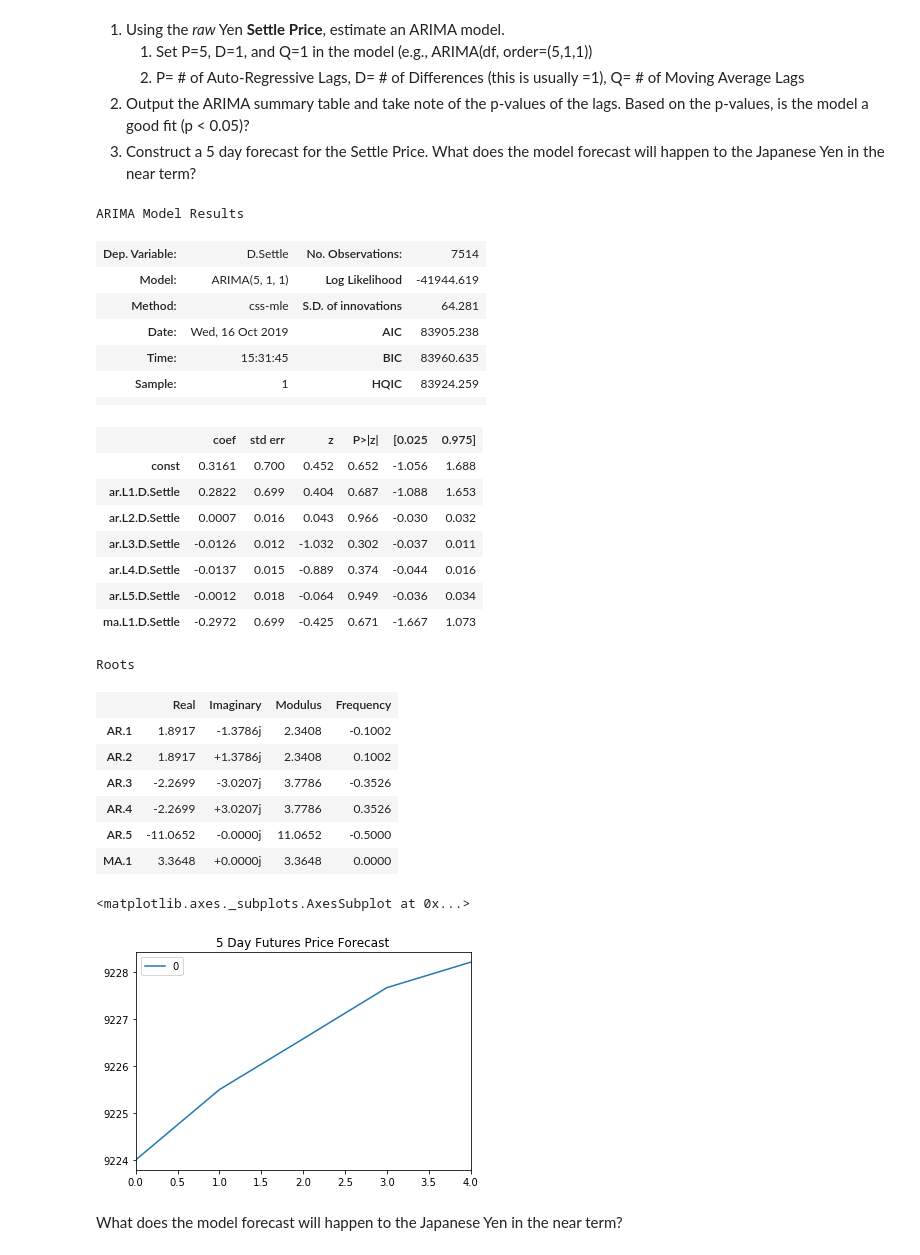
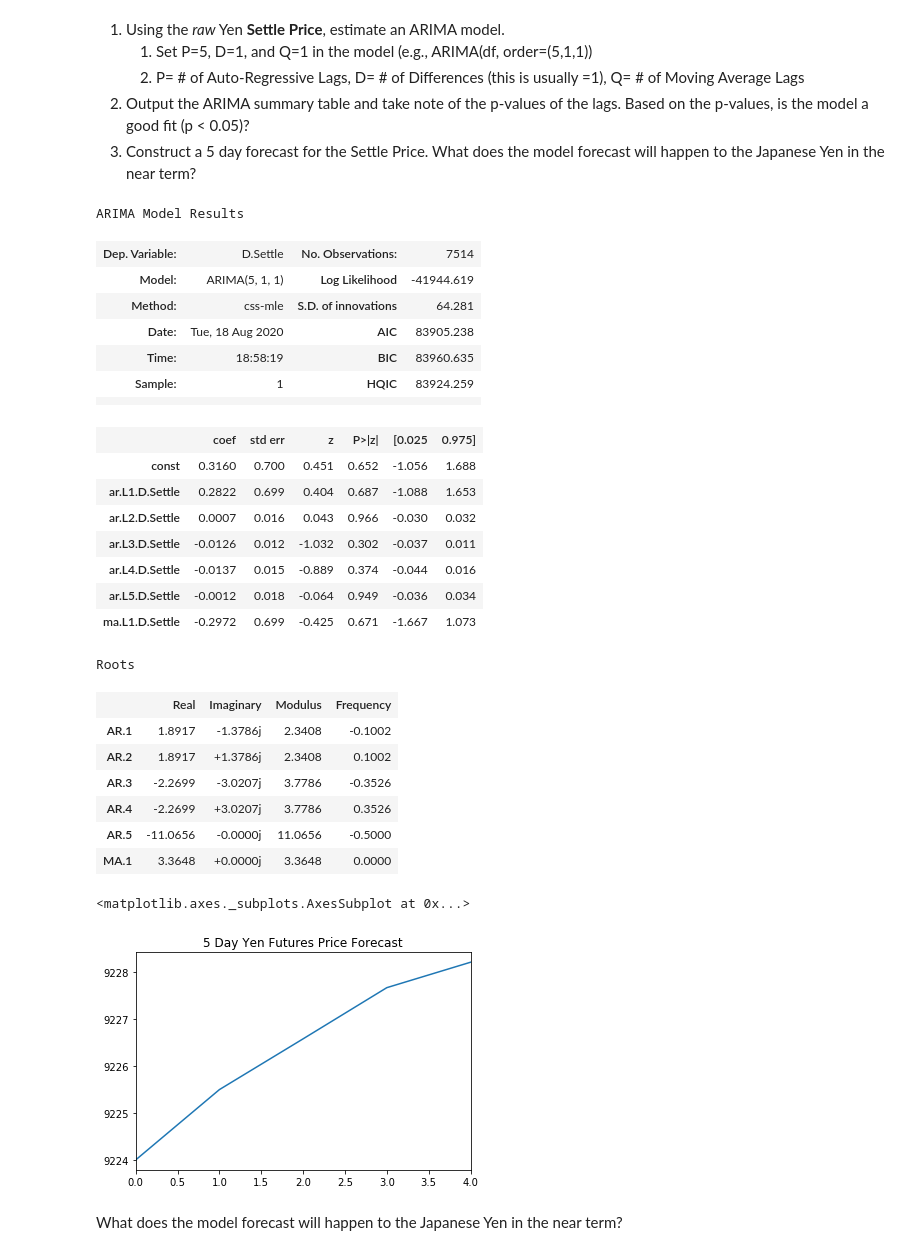
Before and after one commit to brettauc/Time-Series-Homework, a Jupyter notebook: Starter_Code/time_series_analysis.ipynb, the cells around one changed output. Cells and saved outputs as stored; diff of their text form; code cells hidden in the pictures.

Commit message:
updating time series analysis notebook code

```diff
--- a/Starter_Code/time_series_analysis.ipynb
+++ b/Starter_Code/time_series_analysis.ipynb
@@ -180,23 +182,24 @@ from statsmodels.tsa.arima_model import ARIMA
 # Estimate and ARIMA Model:
 # Hint: ARIMA(df, order=(p, d, q))
 # YOUR CODE HERE!
-
+model = ARIMA(yen_futures['Settle'], order=(5,1, 1))
 # Fit the model
 # YOUR CODE HERE!
+results2 = model.fit()
 # %%
 # Output model summary results:
-results.summary()
+results2.summary()
 # %% [output]
 ARIMA Model Results
 | Dep. Variable: | D.Settle | No. Observations: | 7514 |
 | Model: | ARIMA(5, 1, 1) | Log Likelihood | -41944.619 |
 | Method: | css-mle | S.D. of innovations | 64.281 |
-| Date: | Wed, 16 Oct 2019 | AIC | 83905.238 |
-| Time: | 15:31:45 | BIC | 83960.635 |
+| Date: | Tue, 18 Aug 2020 | AIC | 83905.238 |
+| Time: | 18:58:19 | BIC | 83960.635 |
 | Sample: | 1 | HQIC | 83924.259 |
 |  |  |  |  |
 |  | coef | std err | z | P>|z| | [0.025 | 0.975] |
-| const | 0.3161 | 0.700 | 0.452 | 0.652 | -1.056 | 1.688 |
+| const | 0.3160 | 0.700 | 0.451 | 0.652 | -1.056 | 1.688 |
 | ar.L1.D.Settle | 0.2822 | 0.699 | 0.404 | 0.687 | -1.088 | 1.653 |
 | ar.L2.D.Settle | 0.0007 | 0.016 | 0.043 | 0.966 | -0.030 | 0.032 |
 | ar.L3.D.Settle | -0.0126 | 0.012 | -1.032 | 0.302 | -0.037 | 0.011 |
@@ -209,13 +212,14 @@ Roots
 | AR.2 | 1.8917 | +1.3786j | 2.3408 | 0.1002 |
 | AR.3 | -2.2699 | -3.0207j | 3.7786 | -0.3526 |
 | AR.4 | -2.2699 | +3.0207j | 3.7786 | 0.3526 |
-| AR.5 | -11.0652 | -0.0000j | 11.0652 | -0.5000 |
+| AR.5 | -11.0656 | -0.0000j | 11.0656 | -0.5000 |
 | MA.1 | 3.3648 | +0.0000j | 3.3648 | 0.0000 |
 # %%
 # Plot the 5 Day Price Forecast
 # YOUR CODE HERE!
+pd.DataFrame(results2.forecast(steps=5)[0]).plot(title='5 Day Yen Futures Price Forecast', legend=False)
 # %% [output]
 <matplotlib.axes._subplots.AxesSubplot at 0x...>
-[figure, old version]
+[figure, new version]
 # %% [markdown]
 What does the model forecast will happen to the Japanese Yen in the near term?
```
Also changed, not shown: parts of 9 cells of this notebook.
